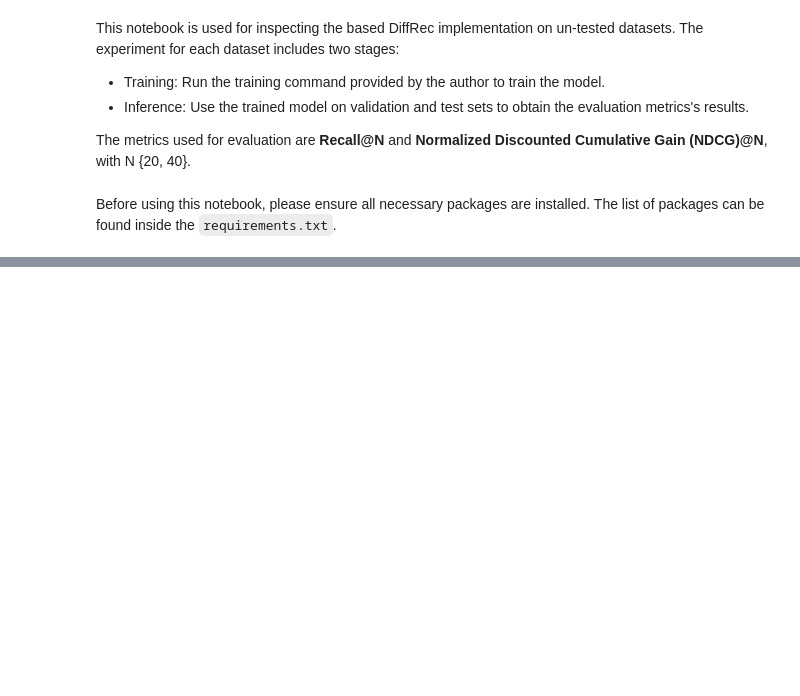
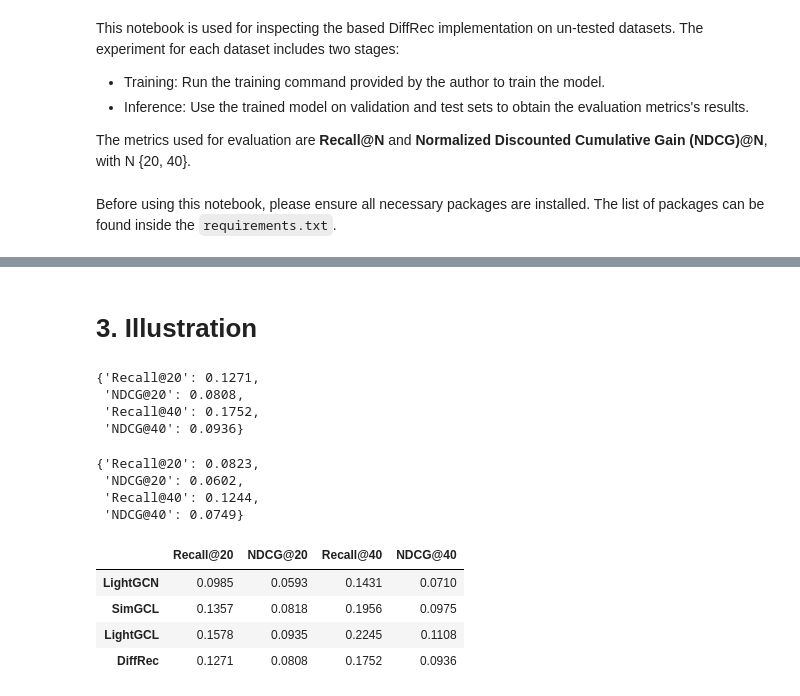
Before and after one commit to Sn-cpp/DiffRec-Gowalla-Tmall, a Jupyter notebook: DiffRec.ipynb, the cells around one changed output, grey strips where cells are left out. Drawn from its saved outputs; the diff is of its cells as text; code cells hidden in the pictures; blank space fills up the shorter version.

```diff
--- a/DiffRec.ipynb
+++ b/DiffRec.ipynb
@@ -117,15 +176,0 @@ if __name__ == "__main__":
-# %%
-if __name__ == "__main__":
-    # Make a Namespace class containing arguments for inference
-    args = Namespace(
-        cuda = True,
-        dataset = "tmall",
-        model_path = "./saved_models/",
-        model_name = "tmall_lr0.001_wd0.0_bs256_dims[1000]_emb10_x0_steps100_scale0.1_min0.0001_max0.02_sample40_reweightTrue_log.pth",
-        batch_size = 256,
-        topN = "[20, 40]",
-        steps = 100,
-        sampling_steps = 40
-    )
-
-    infer_model(args)
@@ -131,0 +205,2 @@ if __name__ == "__main__":
+# %% [markdown]
+# 3. Illustration
@@ -131,0 +211,47 @@ if __name__ == "__main__":
+# %%
+def extract_test_metrics(results):
+    N_value = eval(topN)
+
+    metrics = {}
+    metrics_name = ["Recall@", "NDCG@"]
+
+    test_results = results[1]
+
+    for i, n in enumerate(N_value):
+        for j, name in enumerate(metrics_name):
+            metrics[f'{name}{n}'] = test_results[1+j][i]
+
+    return metrics
+
+gowalla_metrics = extract_test_metrics(gowalla_results)
+tmall_metrics = extract_test_metrics(tmall_results)
+# %%
+gowalla_metrics
+# %% [output]
+{'Recall@20': 0.1271,
+ 'NDCG@20': 0.0808,
+ 'Recall@40': 0.1752,
+ 'NDCG@40': 0.0936}
+# %%
+tmall_metrics
+# %% [output]
+{'Recall@20': 0.0823,
+ 'NDCG@20': 0.0602,
+ 'Recall@40': 0.1244,
+ 'NDCG@40': 0.0749}
+# %%
+df_gowalla = pd.DataFrame(index=['LightGCN', 'SimGCL', 'LightGCL', 'DiffRec'], columns=gowalla_metrics.keys())
+
+df_gowalla.loc['LightGCN'] = "0.0985 0.0593 0.1431 0.0710".split(" ")
+df_gowalla.loc['SimGCL']   = "0.1357 0.0818 0.1956 0.0975".split(" ")
+df_gowalla.loc['LightGCL'] = "0.1578 0.0935 0.2245 0.1108".split(" ")
+df_gowalla = df_gowalla.astype(float)
+
+df_gowalla.loc['DiffRec']  = gowalla_metrics
+df_gowalla
+# %% [output]
+|  | Recall@20 | NDCG@20 | Recall@40 | NDCG@40 |
+| LightGCN | 0.0985 | 0.0593 | 0.1431 | 0.0710 |
+| SimGCL | 0.1357 | 0.0818 | 0.1956 | 0.0975 |
+| LightGCL | 0.1578 | 0.0935 | 0.2245 | 0.1108 |
+| DiffRec | 0.1271 | 0.0808 | 0.1752 | 0.0936 |
```
Also changed, not shown: parts of 22 cells of this notebook, 1 other file.
